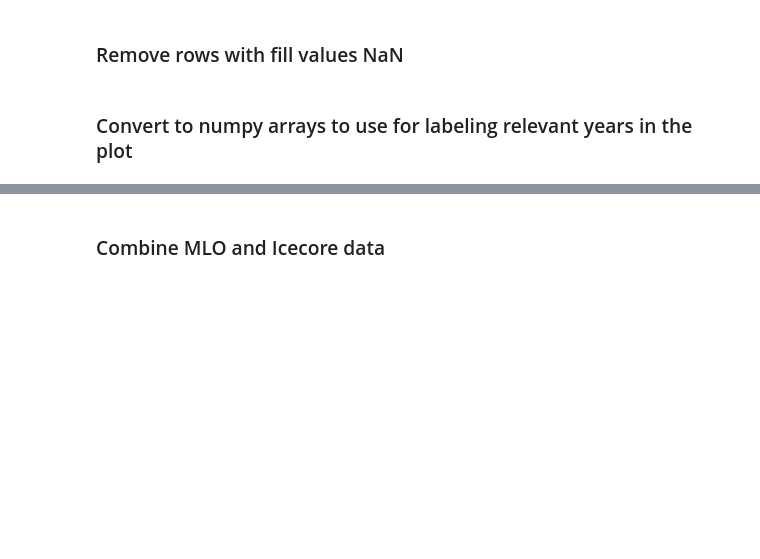
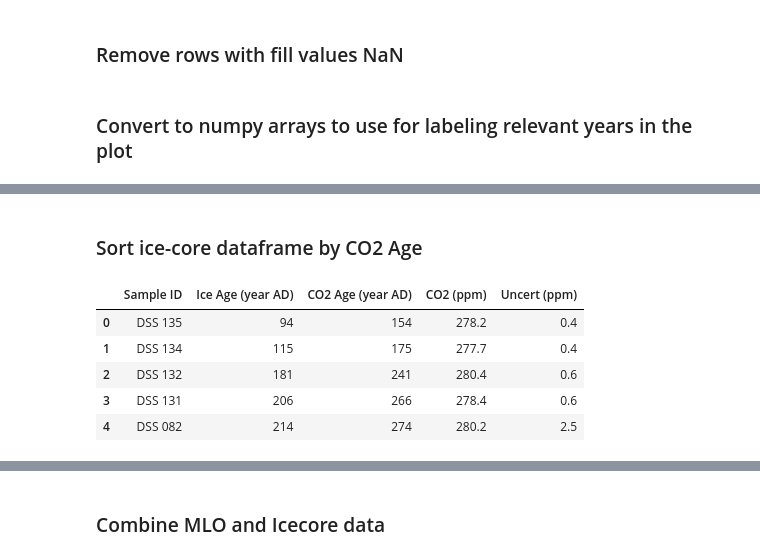
Before and after one commit to sio-co2o2/keelingcurve_notebooks, a Jupyter notebook: notebooks/create_graphic_icecore_start_1700_ce_keelingcurve.ipynb, the cells around one changed output, grey strips where cells are left out. Saved outputs shown, nothing was run; the diff lists cells and outputs as text; code cells hidden in the pictures; blank space fills up the shorter version.

```diff
--- a/notebooks/create_graphic_icecore_start_1700_ce_keelingcurve.ipynb
+++ b/notebooks/create_graphic_icecore_start_1700_ce_keelingcurve.ipynb
@@ -131,0 +131,15 @@ df_icecore_2K.head()
+# %% [markdown]
+### Sort ice-core dataframe by CO2 Age
+# %%
+df_icecore_2K = df_icecore_2K.sort_values(by=['CO2 Age (year AD)'], ascending=True)
+
+df_icecore_2K = df_icecore_2K.reset_index(drop=True)
+
+df_icecore_2K.head()
+# %% [output]
+|  | Sample ID | Ice Age (year AD) | CO2 Age (year AD) | CO2 (ppm) | Uncert (ppm) |
+| 0 | DSS 135 | 94 | 154 | 278.2 | 0.4 |
+| 1 | DSS 134 | 115 | 175 | 277.7 | 0.4 |
+| 2 | DSS 132 | 181 | 241 | 280.4 | 0.6 |
+| 3 | DSS 131 | 206 | 266 | 278.4 | 0.6 |
+| 4 | DSS 082 | 214 | 274 | 280.2 | 2.5 |
```
Also changed, not shown: parts of 9 cells of this notebook, 3 other files.
